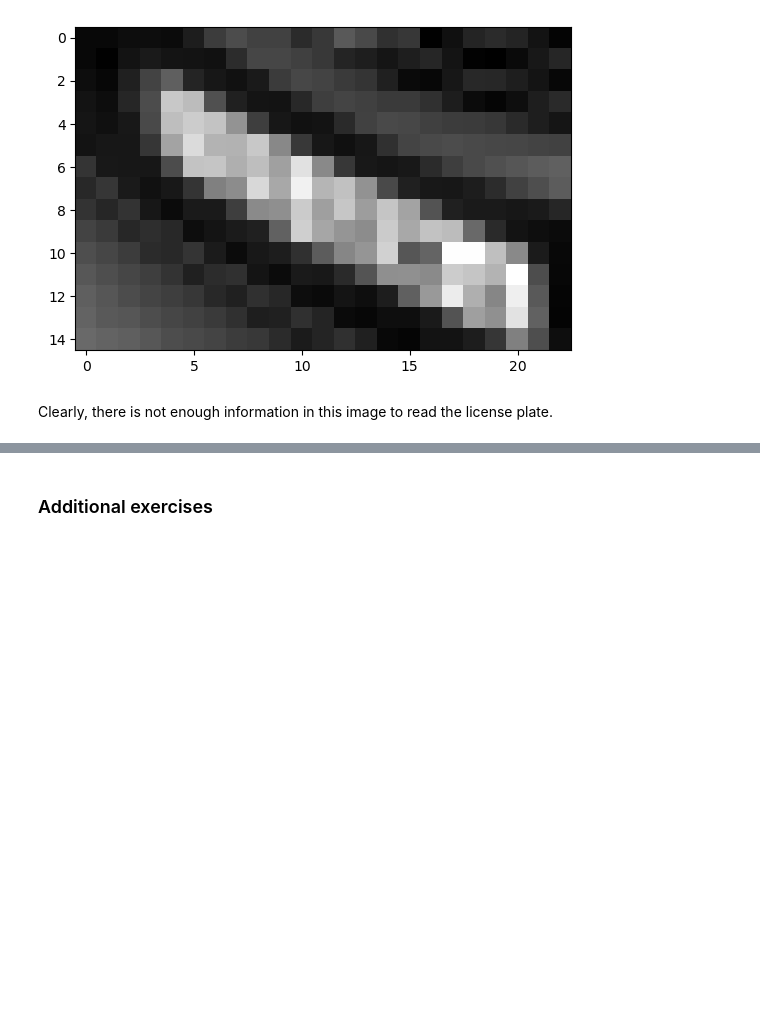
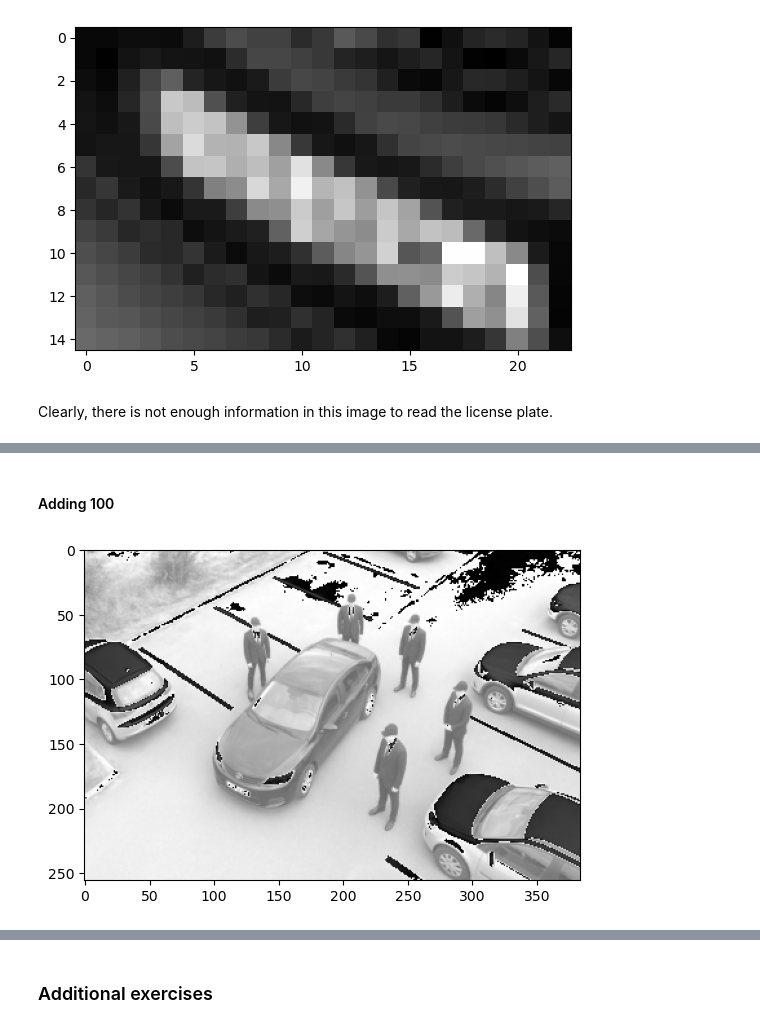
Before and after one commit to Jintram/Workshop_Py_image-analysis_2025, a Jupyter notebook: Answers/Bioimage-analysis_02_answers.ipynb, the cells around one changed output, grey strips where cells are left out. Drawn from its saved outputs; the diff is of its cells as text; code cells hidden in the pictures; blank space fills up the shorter version.

```diff
--- a/Answers/Bioimage-analysis_02_answers.ipynb
+++ b/Answers/Bioimage-analysis_02_answers.ipynb
@@ -45,0 +72,7 @@ Clearly, there is not enough information in this image to read the license plate
+# %% [markdown]
+#### Adding 100
+# %%
+img_small_plus100 = img_small+100
+_=plt.imshow(img_small_plus100, cmap='grey')
+# %% [output]
+[figure, added]
```
Also changed, not shown: parts of 6 cells of this notebook, 12 other files.
